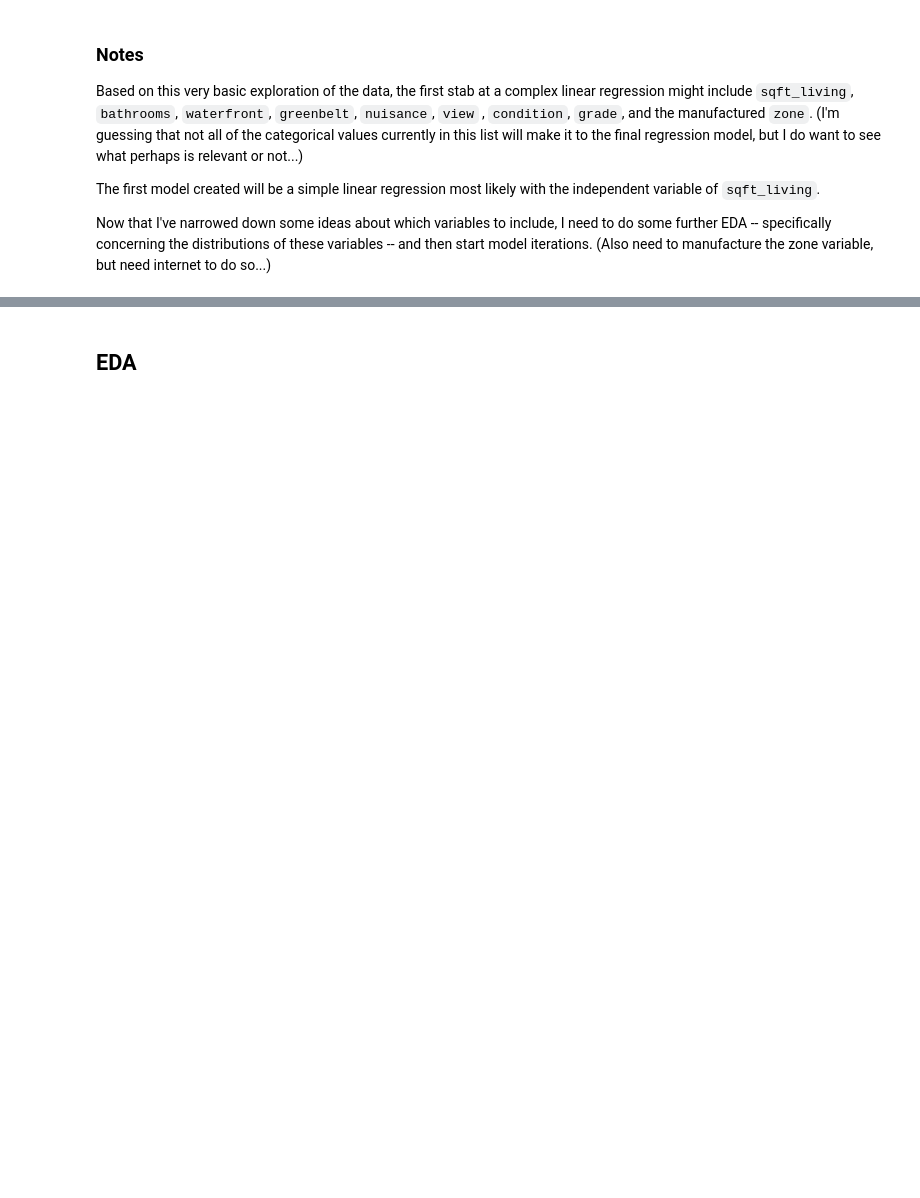
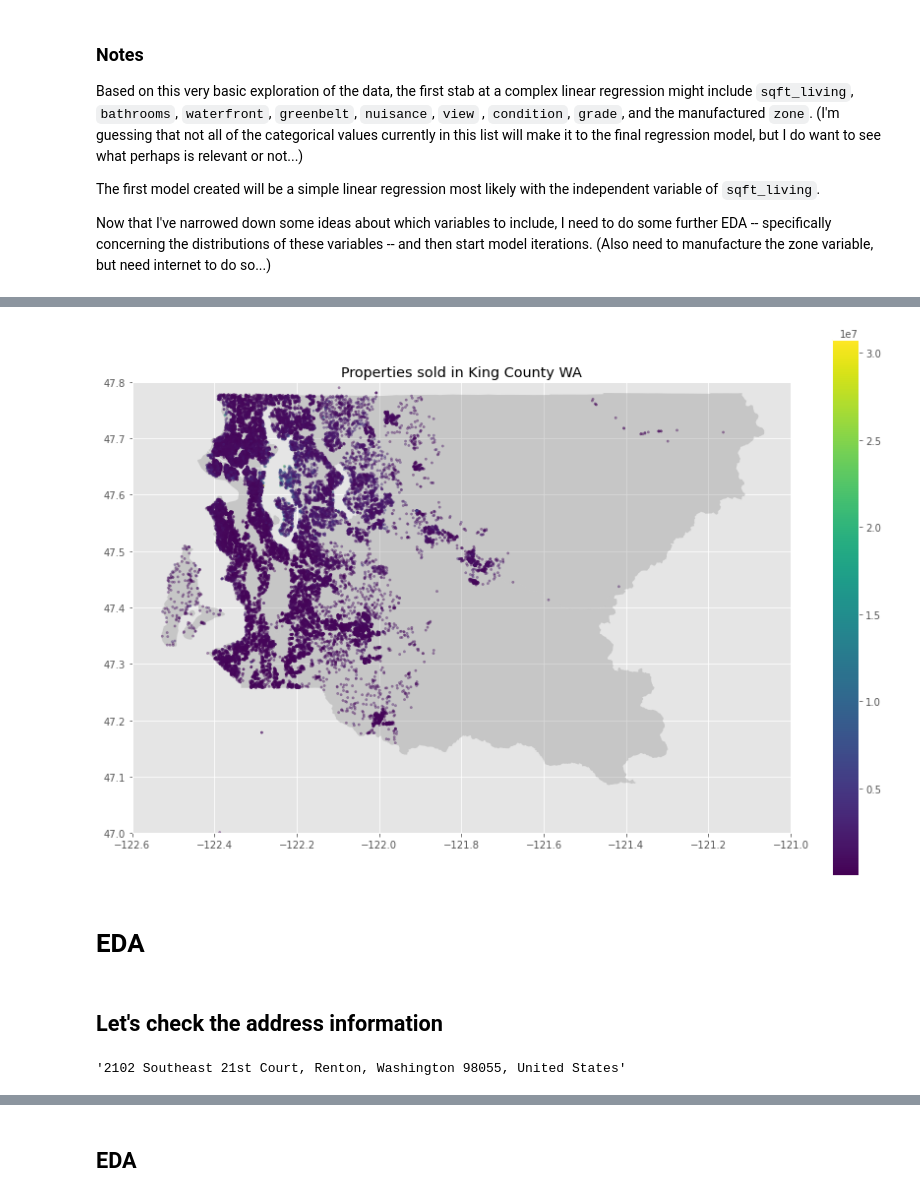
Before and after one commit to Bella3s/housing-analysis-project, a Jupyter notebook: housing_analysis.ipynb, the cells around one changed output, grey strips where cells are left out. Saved outputs shown, nothing was run; the diff lists cells and outputs as text; code cells hidden in the pictures; blank space fills up the shorter version.

```diff
--- a/housing_analysis.ipynb
+++ b/housing_analysis.ipynb
@@ -214,0 +155,11 @@ https://stackoverflow.com/questions/53233228/plot-latitude-longitude-from-csv-in
+# %%
+df_lat_long = df[['price','lat', 'long']]
+# %%
+# import Kings County Map
+KC_map = gpd.read_file('data/map_data/map.shp')
+# %%
+# zip lat and long
+lat_long = [Point(xy) for xy in zip(df_lat_long['long'], df_lat_long['lat'])]
+
+# create GeoPandas dataframe
+geo_df = gpd.GeoDataFrame(df_lat_long, crs='EPSG:4326', geometry=lat_long)
@@ -214,0 +175,22 @@ https://stackoverflow.com/questions/53233228/plot-latitude-longitude-from-csv-in
+# %%
+fig, ax = plt.subplots(figsize=(15,10))
+
+# plot lat and long
+KC_map.plot(ax=ax, color='grey', alpha=.3)
+geo_df.plot(column='price', ax=ax, alpha=.4, legend=True, markersize=5)
+
+# set lat and long boundaries for map display (?)
+plt.xlim(-122.6, -121.0)
+plt.ylim(47.0, 47.8)
+
+ax.set_title('Properties sold in King County WA');
+# %% [output]
+[figure, added]
+# %% [markdown]
+# EDA
+# %% [markdown]
+## Let's check the address information
+# %%
+df['address'][0]
+# %% [output]
+'2102 Southeast 21st Court, Renton, Washington 98055, United States'
```
Also changed, not shown: parts of 69 cells of this notebook.
